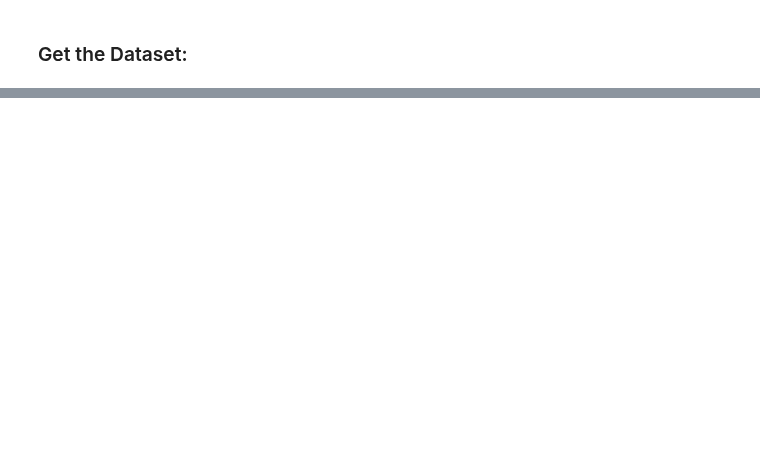
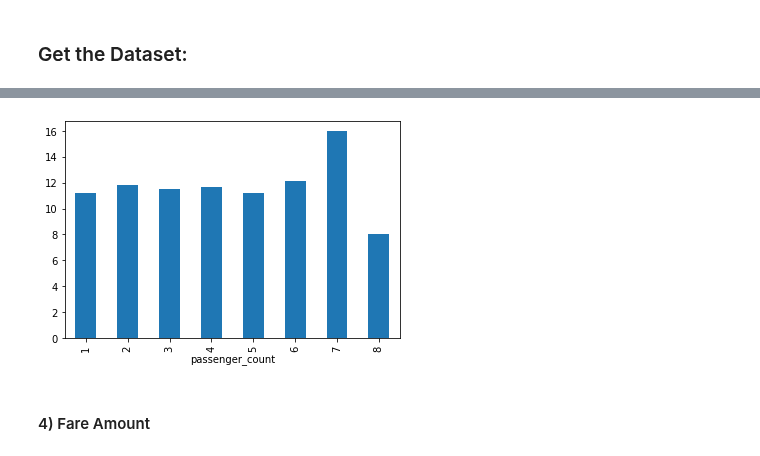
Before and after one commit to CalenDario13/NYC_Taxi, a Jupyter notebook: BDC_project_data_briks.ipynb, the cells around one changed output, grey strips where cells are left out. Drawn from its saved outputs; the diff is of its cells as text; code cells hidden in the pictures; blank space fills up the shorter version.

```diff
--- a/BDC_project_data_briks.ipynb
+++ b/BDC_project_data_briks.ipynb
@@ -61,0 +639,3 @@ print(time() - s)
+# %%
+# Add a binning for the length, based on the haversine distance:
+data = coordTransform.long_short_trip()
@@ -61,0 +893,4 @@ print(time() - s)
+# %%
+# Get daates basic info:
+timeTransform = Time_Transform(data)
+data = timeTransform.get_date()
@@ -61,0 +915,4 @@ print(time() - s)
+# %%
+# Transform Time to be used better in the models:
+data = timeTransform.add_fractions()
+data = timeTransform.cyclical_encoding(remove_cat=False, remove_original=True)
@@ -61,0 +929,9 @@ print(time() - s)
+# %%
+# Clean Train:
+data = data.filter('passenger_count > 0 AND passenger_count <=15')
+# %%
+data.select('passenger_count', 'fare_amount').groupby('passenger_count').agg(F.mean('fare_amount')).sort('passenger_count')\
+.toPandas().plot.bar('passenger_count', 'avg(fare_amount)',legend=False)
+plt.show()
+# %% [output]
+[figure, added]
@@ -61,0 +966,2 @@ print(time() - s)
+# %% [markdown]
+#### 4) Fare Amount
```
Also changed, not shown: parts of 222 cells of this notebook, 3 other files.
